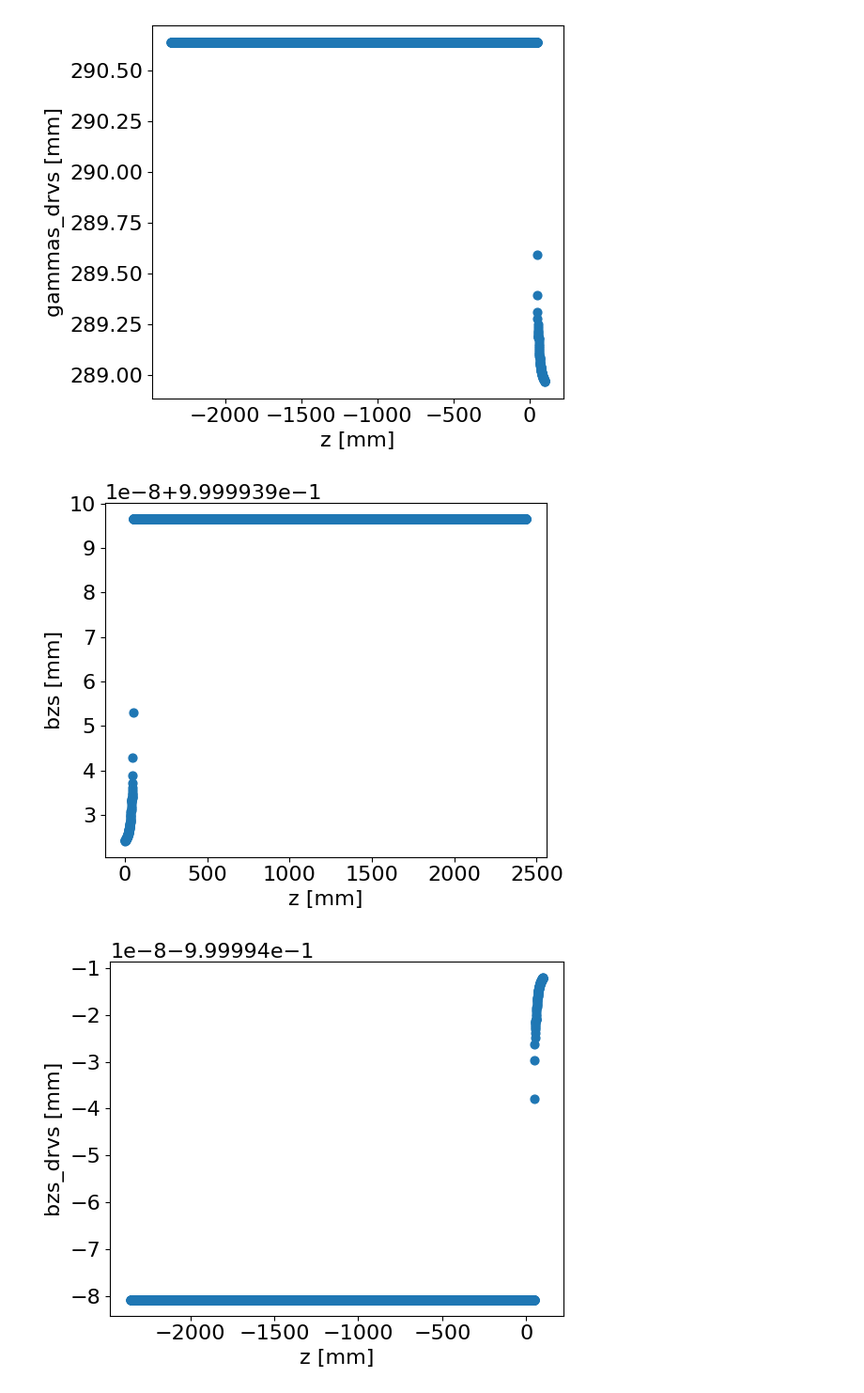
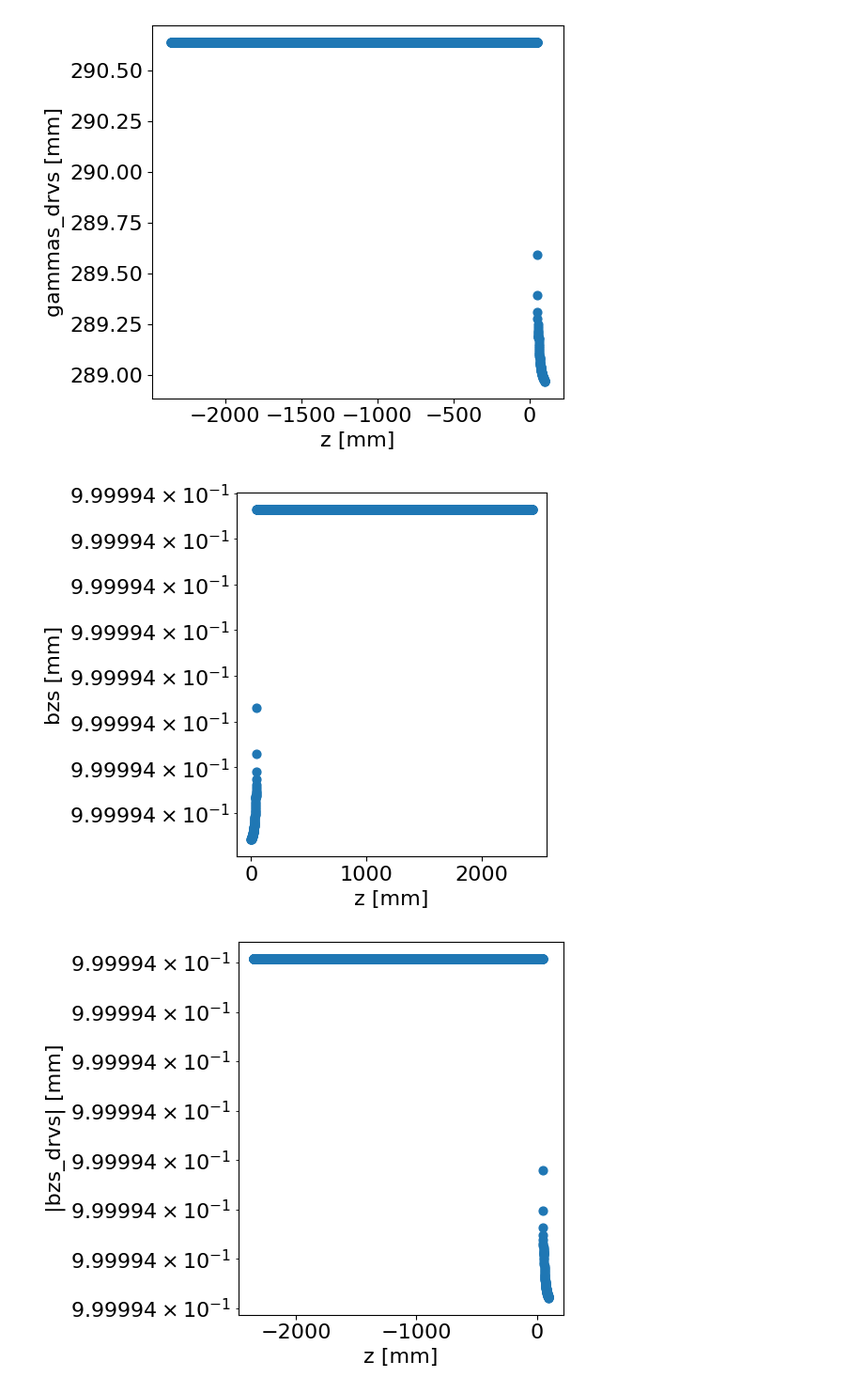
Before and after one commit to benfolsom/LW_integrator, a Jupyter notebook: two_particle_demo.ipynb, the cells around one changed output. Shown: that part at 94% size. Drawn from its saved outputs; the diff is of its cells as text; code cells hidden in the pictures.

```diff
--- a/two_particle_demo.ipynb
+++ b/two_particle_demo.ipynb
@@ -260,30 +222,30 @@ plt.show()
 # %%
 fig = plt.figure(figsize=(6,5))
 ax = fig.add_subplot(1, 1, 1)
 ax.scatter(zs,bzs,s=40)
 #ax.scatter(tees,np.abs(np.multiply(qs_drv,1E-2)),s=40)
 ax.set_ylabel(r"bzs [mm]")
 ax.set_xlabel(r"z [mm]")
 #ax.axvline(30,color='g',label="wall paosition")
 #plt.xlim(-315,45)
-#plt.yscale('log')
+plt.yscale('log')
 plt.tight_layout()
 #plt.savefig("/home/benfolsom/notebooks/cov_ret_prab_figures/6.15_35MeV_electron_pinholev1.png",dpi=600)
 plt.show()
 
 
 fig = plt.figure(figsize=(6,5))
 ax = fig.add_subplot(1, 1, 1)
-ax.scatter(zs_drv,bzs_drv,s=40)
+ax.scatter(zs_drv,np.abs(bzs_drv),s=40)
 #ax.scatter(tees,np.abs(np.multiply(qs_drv,1E-2)),s=40)
-ax.set_ylabel(r"bzs_drvs [mm]")
+ax.set_ylabel(r"|bzs_drvs| [mm]")
 ax.set_xlabel(r"z [mm]")
 #ax.axvline(30,color='g',label="wall paosition")
 #plt.xlim(-315,45)
-#plt.yscale('log')
+plt.yscale('log')
 plt.tight_layout()
 #plt.savefig("/home/benfolsom/notebooks/cov_ret_prab_figures/6.15_35MeV_electron_pinholev1.png",dpi=600)
 plt.show()
 # %% [output]
-[figure, old version]
+[figure, new version]
-[figure, old version]
+[figure, new version]
```
Also changed, not shown: parts of 21 cells of this notebook.
